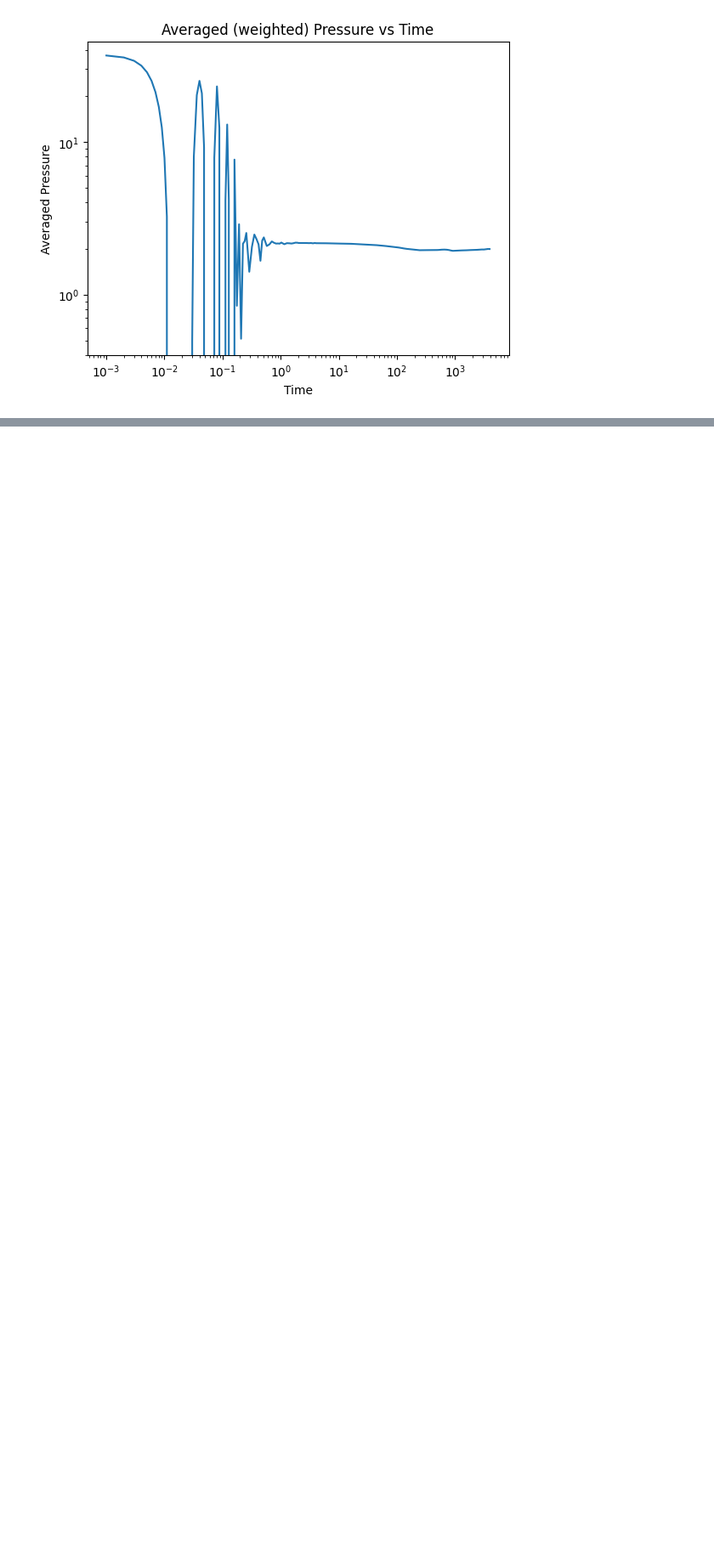
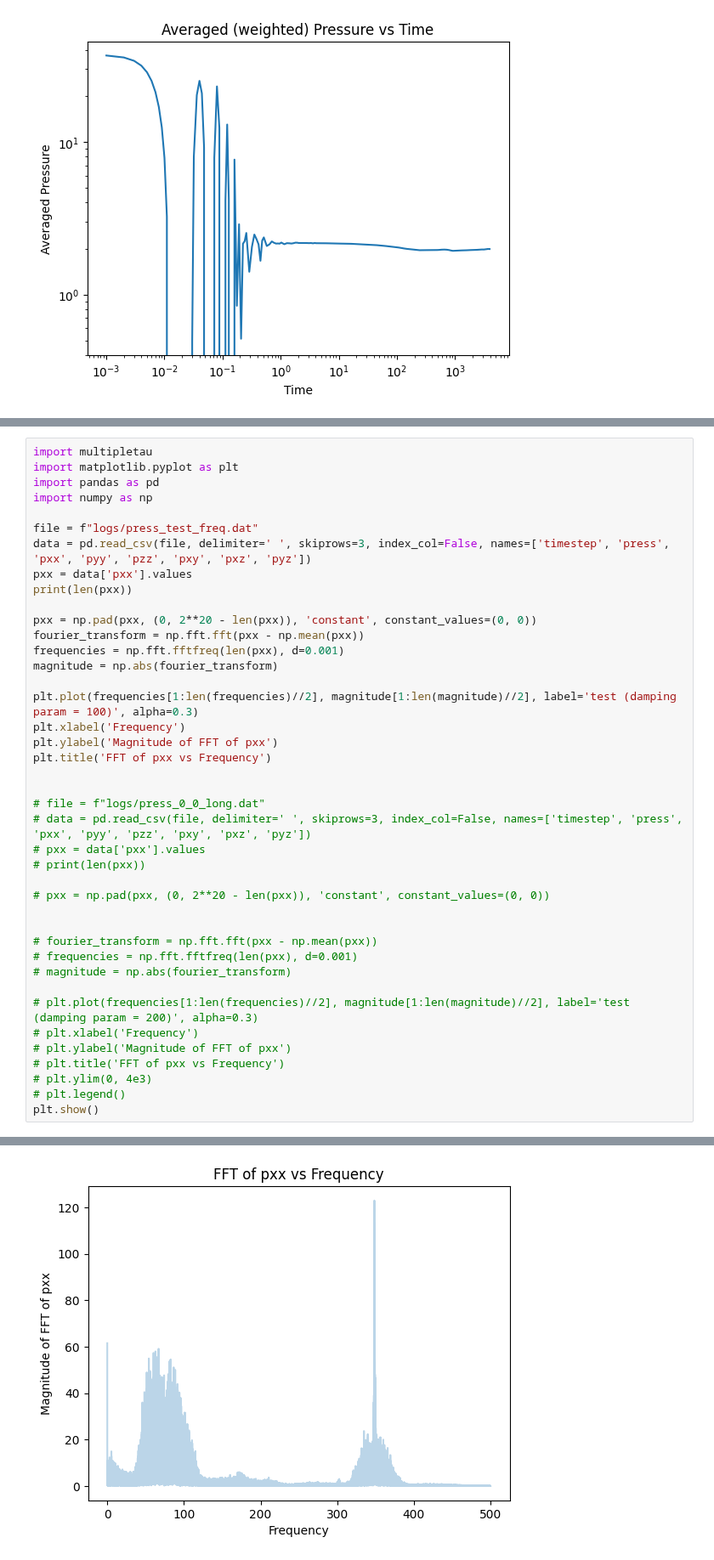
Before and after one commit to anotherbeaver/amine_polymers, a Jupyter notebook: logs/dyn_modulus mix 21 October.ipynb, the cells around one changed output, grey strips where cells are left out. Shown at 85% size. Cells and saved outputs as stored; diff of their text form; blank space fills up the shorter version.

```diff
--- a/logs/dyn_modulus mix 21 October.ipynb
+++ b/logs/dyn_modulus mix 21 October.ipynb
@@ -419,0 +477,42 @@ plt.show()
+# %%
+import multipletau
+import matplotlib.pyplot as plt
+import pandas as pd
+import numpy as np
+
+file = f"logs/press_test_freq.dat"
+data = pd.read_csv(file, delimiter=' ', skiprows=3, index_col=False, names=['timestep', 'press', 'pxx', 'pyy', 'pzz', 'pxy', 'pxz', 'pyz'])
+pxx = data['pxx'].values
+print(len(pxx))
+
+pxx = np.pad(pxx, (0, 2**20 - len(pxx)), 'constant', constant_values=(0, 0))
+fourier_transform = np.fft.fft(pxx - np.mean(pxx))
+frequencies = np.fft.fftfreq(len(pxx), d=0.001)
+magnitude = np.abs(fourier_transform)
+
+plt.plot(frequencies[1:len(frequencies)//2], magnitude[1:len(magnitude)//2], label='test (damping param = 100)', alpha=0.3)
+plt.xlabel('Frequency')
+plt.ylabel('Magnitude of FFT of pxx')
+plt.title('FFT of pxx vs Frequency')
+
+
+# file = f"logs/press_0_0_long.dat"
+# data = pd.read_csv(file, delimiter=' ', skiprows=3, index_col=False, names=['timestep', 'press', 'pxx', 'pyy', 'pzz', 'pxy', 'pxz', 'pyz'])
+# pxx = data['pxx'].values
+# print(len(pxx))
+
+# pxx = np.pad(pxx, (0, 2**20 - len(pxx)), 'constant', constant_values=(0, 0))
+
+
+# fourier_transform = np.fft.fft(pxx - np.mean(pxx))
+# frequencies = np.fft.fftfreq(len(pxx), d=0.001)
+# magnitude = np.abs(fourier_transform)
+
+# plt.plot(frequencies[1:len(frequencies)//2], magnitude[1:len(magnitude)//2], label='test (damping param = 200)', alpha=0.3)
+# plt.xlabel('Frequency')
+# plt.ylabel('Magnitude of FFT of pxx')
+# plt.title('FFT of pxx vs Frequency')
+# plt.ylim(0, 4e3)
+# plt.legend()
+plt.show()
+# %% [output]
@@ -419,0 +520 @@ plt.show()
+[figure, added]
```
Also changed, not shown: parts of 10 cells of this notebook, 4 other files.
